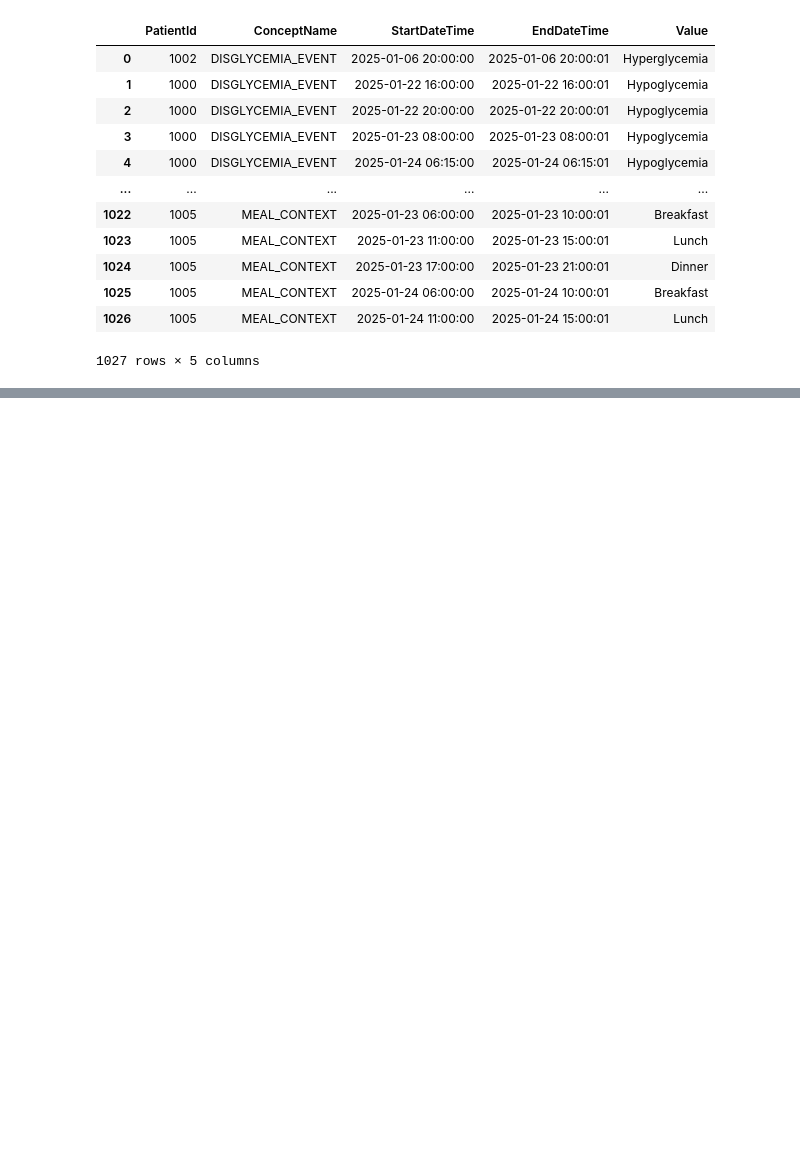
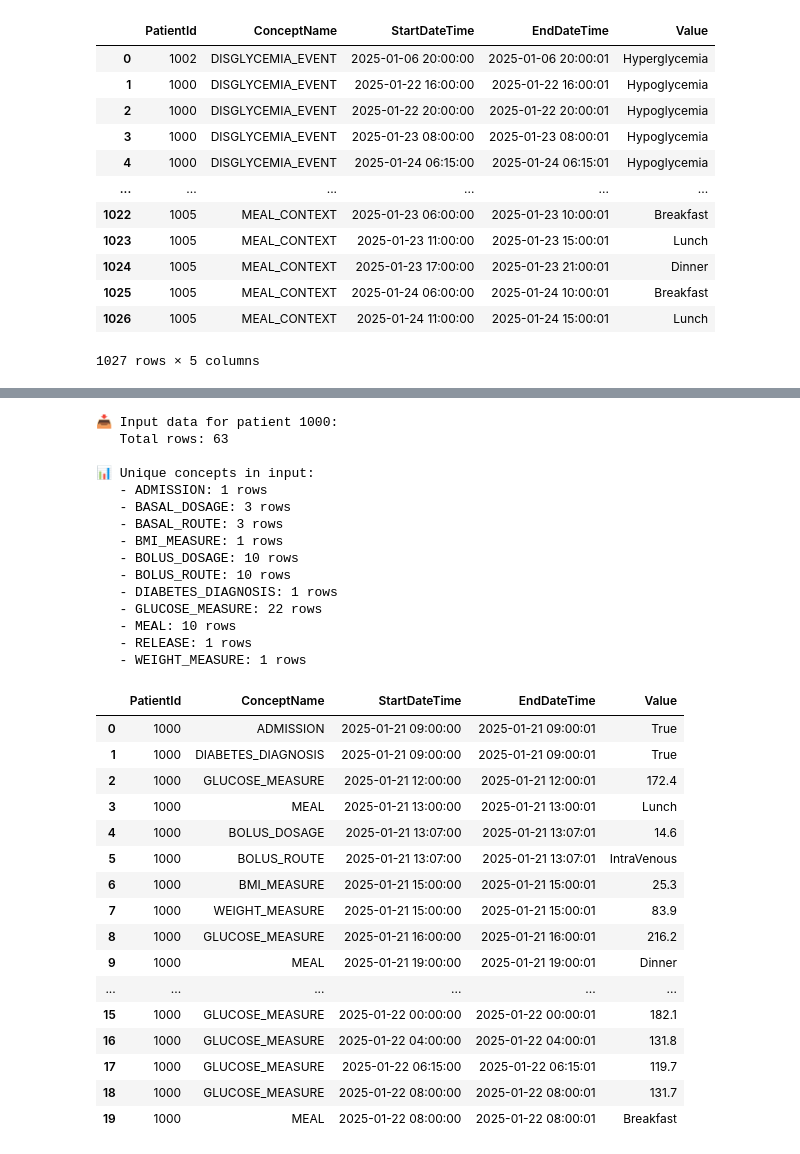
Before and after one commit to shaharoded/Mediator, a Jupyter notebook: run_mediator.ipynb, the cells around one changed output, grey strips where cells are left out. Cells and saved outputs as stored; diff of their text form; code cells hidden in the pictures; blank space fills up the shorter version.

```diff
--- a/run_mediator.ipynb
+++ b/run_mediator.ipynb
@@ -176,0 +225,57 @@ df_results[df_results['PatientId'].isin([1005])].head(50)
+# %%
+# ============================================================
+# Step 1: Extract Minimal Input Data for Debug Patient
+# ============================================================
+
+# Query production DB for this patient's input data
+query = f"""
+SELECT DISTINCT PatientId, ConceptName, StartDateTime, EndDateTime, Value
+FROM InputPatientData
+WHERE PatientId = {DEBUG_PATIENT_ID}
+ORDER BY StartDateTime, ConceptName
+"""
+
+df_patient_input = pd.read_sql_query(query, da.conn)
+
+print(f"📥 Input data for patient {DEBUG_PATIENT_ID}:")
+print(f"   Total rows: {len(df_patient_input)}")
+print(f"\n📊 Unique concepts in input:")
+for concept in sorted(df_patient_input['ConceptName'].unique()):
+    count = (df_patient_input['ConceptName'] == concept).sum()
+    print(f"   - {concept}: {count} rows")
+
+# Show sample
+display(df_patient_input.head(20))
+# %% [output]
+📥 Input data for patient 1000:
+   Total rows: 63
+
+📊 Unique concepts in input:
+   - ADMISSION: 1 rows
+   - BASAL_DOSAGE: 3 rows
+   - BASAL_ROUTE: 3 rows
+   - BMI_MEASURE: 1 rows
+   - BOLUS_DOSAGE: 10 rows
+   - BOLUS_ROUTE: 10 rows
+   - DIABETES_DIAGNOSIS: 1 rows
+   - GLUCOSE_MEASURE: 22 rows
+   - MEAL: 10 rows
+   - RELEASE: 1 rows
+   - WEIGHT_MEASURE: 1 rows
+|  | PatientId | ConceptName | StartDateTime | EndDateTime | Value |
+| 0 | 1000 | ADMISSION | 2025-01-21 09:00:00 | 2025-01-21 09:00:01 | True |
+| 1 | 1000 | DIABETES_DIAGNOSIS | 2025-01-21 09:00:00 | 2025-01-21 09:00:01 | True |
+| 2 | 1000 | GLUCOSE_MEASURE | 2025-01-21 12:00:00 | 2025-01-21 12:00:01 | 172.4 |
+| 3 | 1000 | MEAL | 2025-01-21 13:00:00 | 2025-01-21 13:00:01 | Lunch |
+| 4 | 1000 | BOLUS_DOSAGE | 2025-01-21 13:07:00 | 2025-01-21 13:07:01 | 14.6 |
+| 5 | 1000 | BOLUS_ROUTE | 2025-01-21 13:07:00 | 2025-01-21 13:07:01 | IntraVenous |
+| 6 | 1000 | BMI_MEASURE | 2025-01-21 15:00:00 | 2025-01-21 15:00:01 | 25.3 |
+| 7 | 1000 | WEIGHT_MEASURE | 2025-01-21 15:00:00 | 2025-01-21 15:00:01 | 83.9 |
+| 8 | 1000 | GLUCOSE_MEASURE | 2025-01-21 16:00:00 | 2025-01-21 16:00:01 | 216.2 |
+| 9 | 1000 | MEAL | 2025-01-21 19:00:00 | 2025-01-21 19:00:01 | Dinner |
+| ... | ... | ... | ... | ... | ... |
+| 15 | 1000 | GLUCOSE_MEASURE | 2025-01-22 00:00:00 | 2025-01-22 00:00:01 | 182.1 |
+| 16 | 1000 | GLUCOSE_MEASURE | 2025-01-22 04:00:00 | 2025-01-22 04:00:01 | 131.8 |
+| 17 | 1000 | GLUCOSE_MEASURE | 2025-01-22 06:15:00 | 2025-01-22 06:15:01 | 119.7 |
+| 18 | 1000 | GLUCOSE_MEASURE | 2025-01-22 08:00:00 | 2025-01-22 08:00:01 | 131.7 |
+| 19 | 1000 | MEAL | 2025-01-22 08:00:00 | 2025-01-22 08:00:01 | Breakfast |
```
Also changed, not shown: parts of 12 cells of this notebook, 4 other files.
